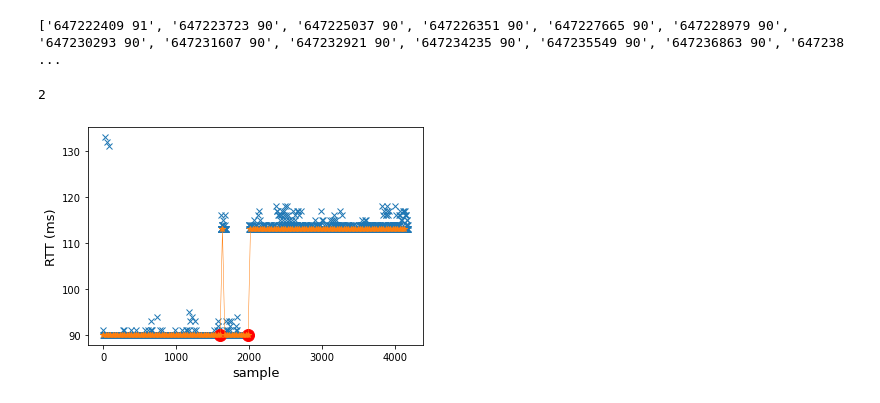
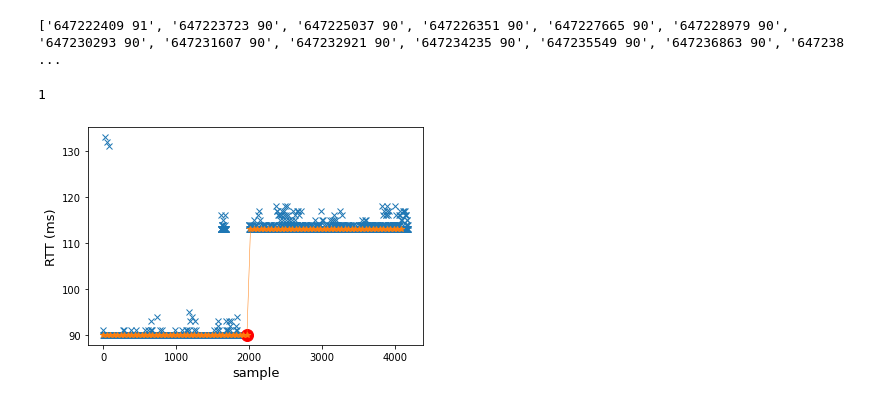
Before and after one commit to dajub/cycles, a Jupyter notebook: PEERING.ipynb, the cells around one changed output. Drawn from its saved outputs; the diff is of its cells as text; code cells hidden in the pictures.

```diff
--- a/PEERING.ipynb
+++ b/PEERING.ipynb
@@ -133,9 +133,9 @@ print(data)
 ['647222409 91', '647223723 90', '647225037 90', '647226351 90', '647227665 90', '647228979 90', '647230293 90', '647231607 90', '647232921 90', '647234235 90', '647235549 90', '647236863 90', '647238 ...
 # %%
 y = [eval(x.split(" ")[1]) for x in data]
-windowSize = 32
+windowSize = 48
 jump1 = 20
 plotPeeringDataForTwoWindow(y, windowSize, jump1, file=f'/n/fs/scratch/djubas/neu-ireland-{windowSize}-{jump1}.png')
 # %% [output]
-2
+1
-[figure, old version]
+[figure, new version]
```
Also changed, not shown: 4 other files.
